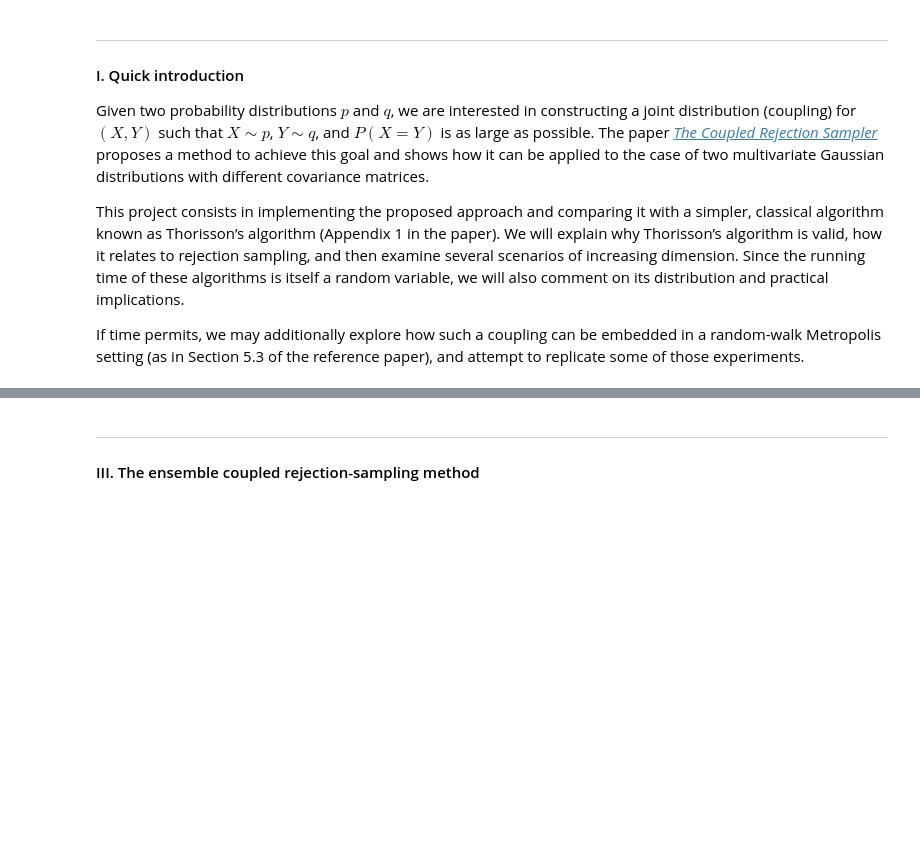
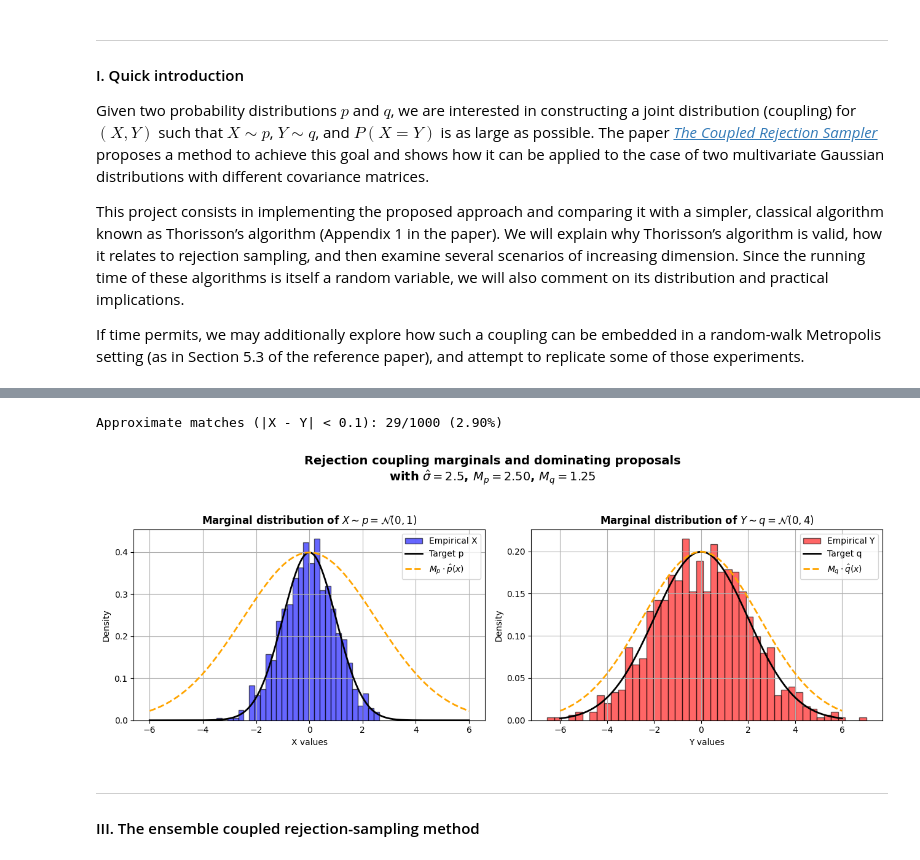
Before and after one commit to pieropls/MCProj-Coupling, a Jupyter notebook: Coupling.ElMamoune.NY.Pelosi.ipynb, the cells around one changed output, grey strips where cells are left out. Cells and saved outputs as stored; diff of their text form; code cells hidden in the pictures; blank space fills up the shorter version.

```diff
--- a/Coupling.ElMamoune.NY.Pelosi.ipynb
+++ b/Coupling.ElMamoune.NY.Pelosi.ipynb
@@ -148,3 +82,13 @@ plt.show()
+# %%
+import utils.rejection_coupling as rc
+importlib.reload(rc)
+from utils.rejection_coupling import run_rejection_coupling, plot_rejection_coupling
+
+X_values, Y_values, matches, percentage = run_rejection_coupling(rejection_coupling)
+plot_rejection_coupling(X_values, Y_values)
+# %% [output]
+Approximate matches (|X - Y| < 0.1): 29/1000 (2.90%)
+[figure, added]
 # %% [markdown]
 ---
 #### III. The ensemble coupled rejection-sampling method
```
Also changed, not shown: parts of 13 cells of this notebook, 9 other files.
